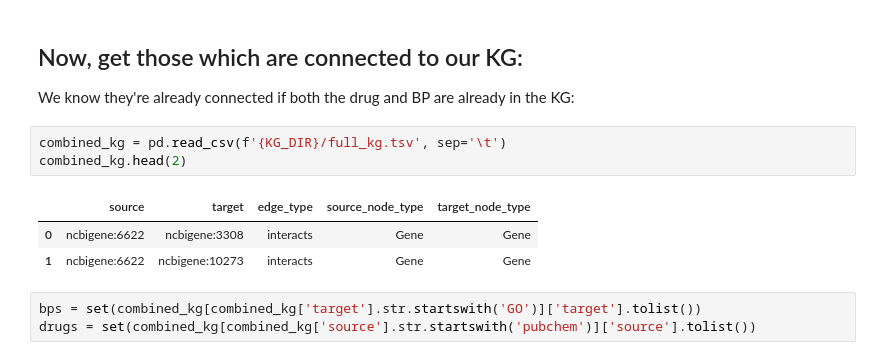
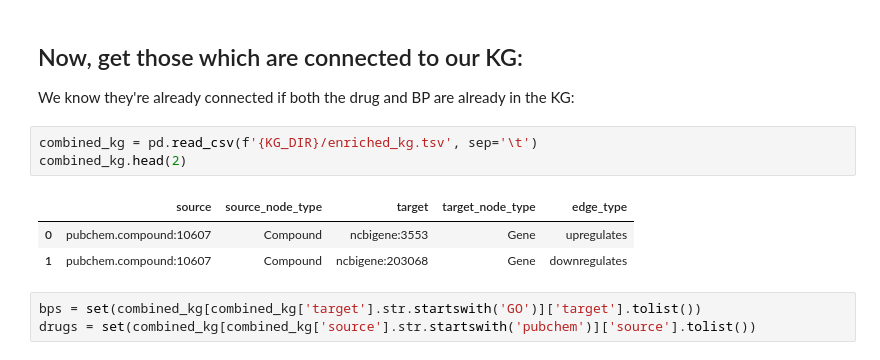
Before and after one commit to laurendelong21/MoA-Net, a Jupyter notebook: notebooks/generate_test_dataset.ipynb, the cells around one changed output. Saved outputs shown, nothing was run; the diff lists cells and outputs as text.

Commit message:
Adding full MOA-net

```diff
--- a/notebooks/generate_test_dataset.ipynb
+++ b/notebooks/generate_test_dataset.ipynb
@@ -114,12 +114,12 @@ validation_df.shape
 
 We know they're already connected if both the drug and BP are already in the KG:
 # %%
-combined_kg = pd.read_csv(f'{KG_DIR}/full_kg.tsv', sep='\t')
+combined_kg = pd.read_csv(f'{KG_DIR}/enriched_kg.tsv', sep='\t')
 combined_kg.head(2)
 # %% [output]
-|  | source | target | edge_type | source_node_type | target_node_type |
-| 0 | ncbigene:6622 | ncbigene:3308 | interacts | Gene | Gene |
-| 1 | ncbigene:6622 | ncbigene:10273 | interacts | Gene | Gene |
+|  | source | source_node_type | target | target_node_type | edge_type |
+| 0 | pubchem.compound:10607 | Compound | ncbigene:3553 | Gene | upregulates |
+| 1 | pubchem.compound:10607 | Compound | ncbigene:203068 | Gene | downregulates |
 # %%
 bps = set(combined_kg[combined_kg['target'].str.startswith('GO')]['target'].tolist())
 drugs = set(combined_kg[combined_kg['source'].str.startswith('pubchem')]['source'].tolist())
```
Also changed, not shown: parts of 5 cells of this notebook, 20 other files.
